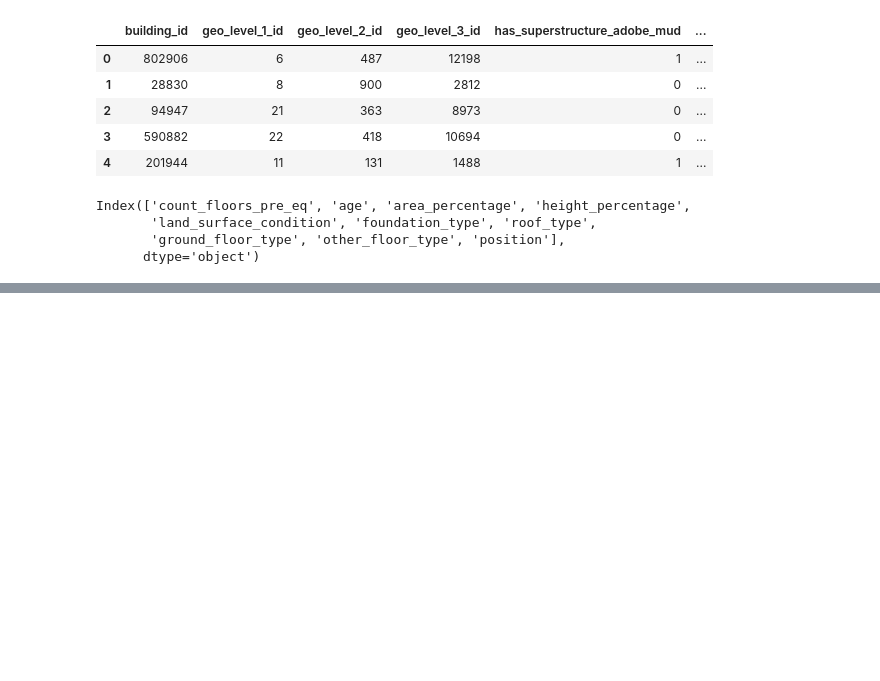
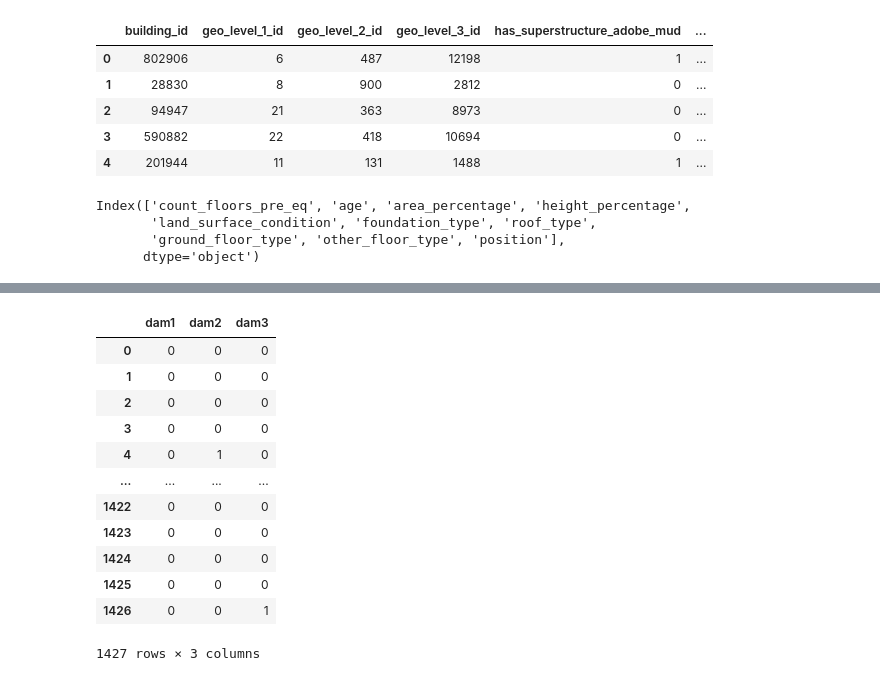
Before and after one commit to pastorsj/512FinalProject, a Jupyter notebook: feat_eng.ipynb, the cells around one changed output, grey strips where cells are left out. Saved outputs shown, nothing was run; the diff lists cells and outputs as text; code cells hidden in the pictures; blank space fills up the shorter version.

```diff
--- a/feat_eng.ipynb
+++ b/feat_eng.ipynb
@@ -168,0 +287,16 @@ Index(['count_floors_pre_eq', 'age', 'area_percentage', 'height_percentage',
+# %%
+damage2
+# %% [output]
+|  | dam1 | dam2 | dam3 |
+| 0 | 0 | 0 | 0 |
+| 1 | 0 | 0 | 0 |
+| 2 | 0 | 0 | 0 |
+| 3 | 0 | 0 | 0 |
+| 4 | 0 | 1 | 0 |
+| ... | ... | ... | ... |
+| 1422 | 0 | 0 | 0 |
+| 1423 | 0 | 0 | 0 |
+| 1424 | 0 | 0 | 0 |
+| 1425 | 0 | 0 | 0 |
+| 1426 | 0 | 0 | 1 |
+1427 rows × 3 columns
```
Also changed, not shown: parts of 21 cells of this notebook.
